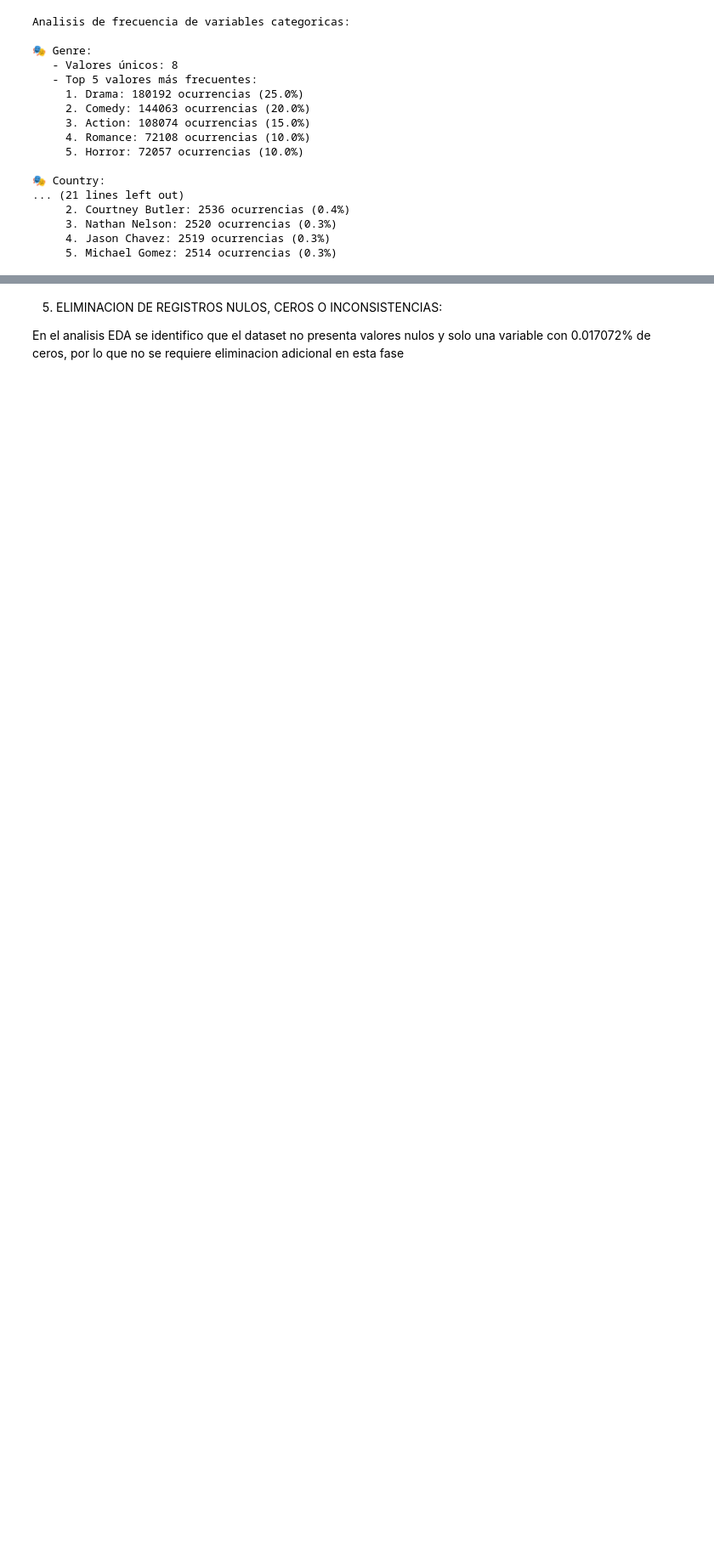
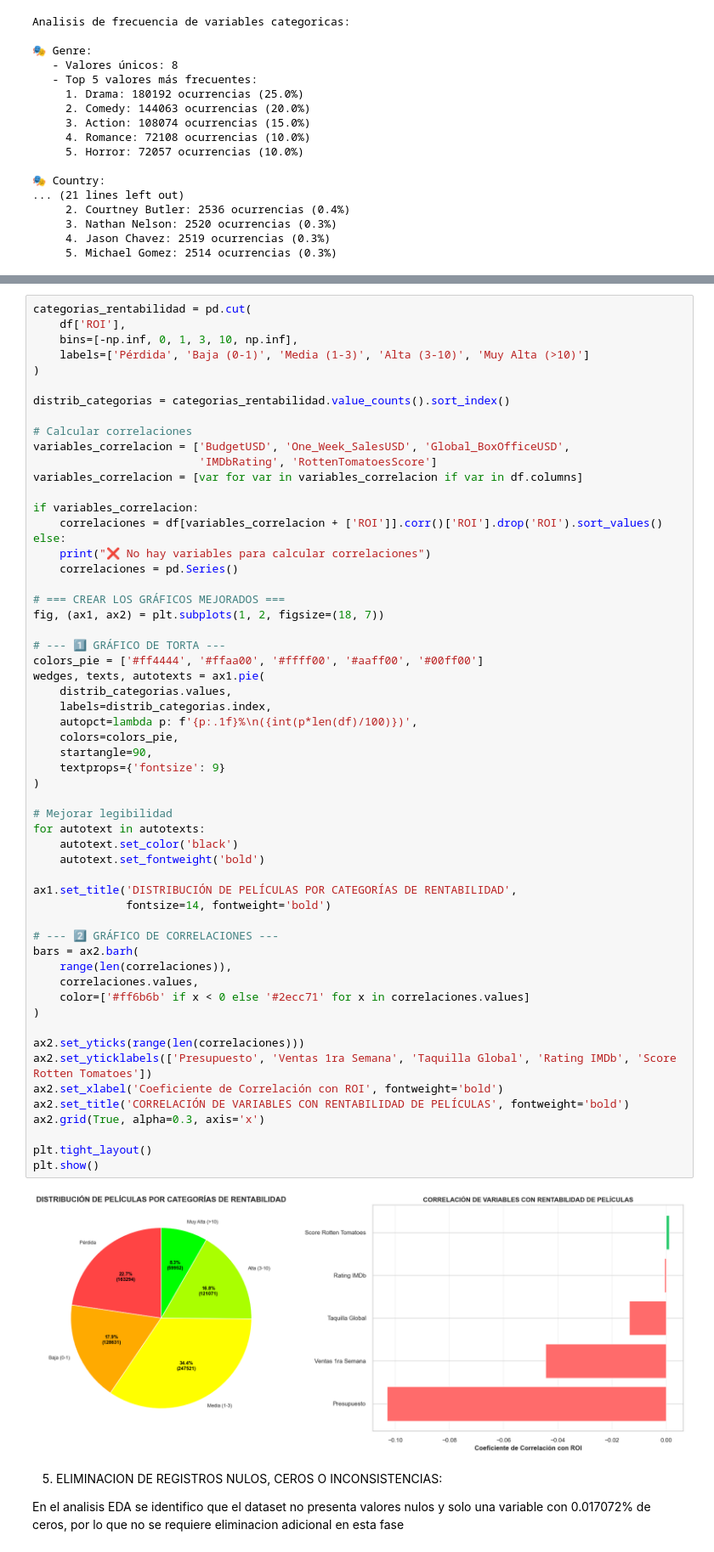
Before and after one commit to JuanCaTorres221/LaboratorioIA2, a Jupyter notebook: EDA/EDA.ipynb, the cells around one changed output, grey strips where cells are left out. Shown at 85% size. Drawn from its saved outputs; the diff is of its cells as text; blank space fills up the shorter version.

```diff
--- a/EDA/EDA.ipynb
+++ b/EDA/EDA.ipynb
@@ -293,3 +418,62 @@ if 'ReleaseYear' in df.columns:
+# %%
+categorias_rentabilidad = pd.cut(
+    df['ROI'],
+    bins=[-np.inf, 0, 1, 3, 10, np.inf],
+    labels=['Pérdida', 'Baja (0-1)', 'Media (1-3)', 'Alta (3-10)', 'Muy Alta (>10)']
+)
+
+distrib_categorias = categorias_rentabilidad.value_counts().sort_index()
+
+# Calcular correlaciones
+variables_correlacion = ['BudgetUSD', 'One_Week_SalesUSD', 'Global_BoxOfficeUSD',
+                         'IMDbRating', 'RottenTomatoesScore']
+variables_correlacion = [var for var in variables_correlacion if var in df.columns]
+
+if variables_correlacion:
+    correlaciones = df[variables_correlacion + ['ROI']].corr()['ROI'].drop('ROI').sort_values()
+else:
+    print("❌ No hay variables para calcular correlaciones")
+    correlaciones = pd.Series()
+
+# === CREAR LOS GRÁFICOS MEJORADOS ===
+fig, (ax1, ax2) = plt.subplots(1, 2, figsize=(18, 7))
+
+# --- 1️⃣ GRÁFICO DE TORTA ---
+colors_pie = ['#ff4444', '#ffaa00', '#ffff00', '#aaff00', '#00ff00']
+wedges, texts, autotexts = ax1.pie(
+    distrib_categorias.values,
+    labels=distrib_categorias.index,
+    autopct=lambda p: f'{p:.1f}%\n({int(p*len(df)/100)})',
+    colors=colors_pie,
+    startangle=90,
+    textprops={'fontsize': 9}
+)
+
+# Mejorar legibilidad
+for autotext in autotexts:
+    autotext.set_color('black')
+    autotext.set_fontweight('bold')
+
+ax1.set_title('DISTRIBUCIÓN DE PELÍCULAS POR CATEGORÍAS DE RENTABILIDAD',
+              fontsize=14, fontweight='bold')
+
+# --- 2️⃣ GRÁFICO DE CORRELACIONES ---
+bars = ax2.barh(
+    range(len(correlaciones)),
+    correlaciones.values,
+    color=['#ff6b6b' if x < 0 else '#2ecc71' for x in correlaciones.values]
+)
+
+ax2.set_yticks(range(len(correlaciones)))
+ax2.set_yticklabels(['Presupuesto', 'Ventas 1ra Semana', 'Taquilla Global', 'Rating IMDb', 'Score Rotten Tomatoes'])
+ax2.set_xlabel('Coeficiente de Correlación con ROI', fontweight='bold')
+ax2.set_title('CORRELACIÓN DE VARIABLES CON RENTABILIDAD DE PELÍCULAS', fontweight='bold')
+ax2.grid(True, alpha=0.3, axis='x')
+
+plt.tight_layout()
+plt.show()
+# %% [output]
+[figure, added]
 # %% [markdown]
 5. ELIMINACION DE REGISTROS NULOS, CEROS O INCONSISTENCIAS:
 
```
Also changed, not shown: parts of 14 cells of this notebook.
